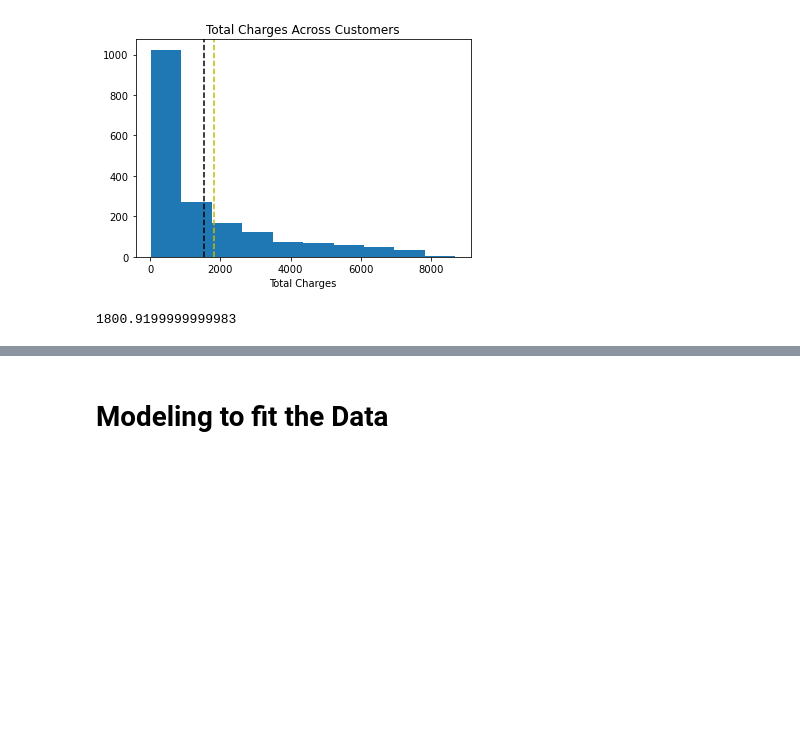
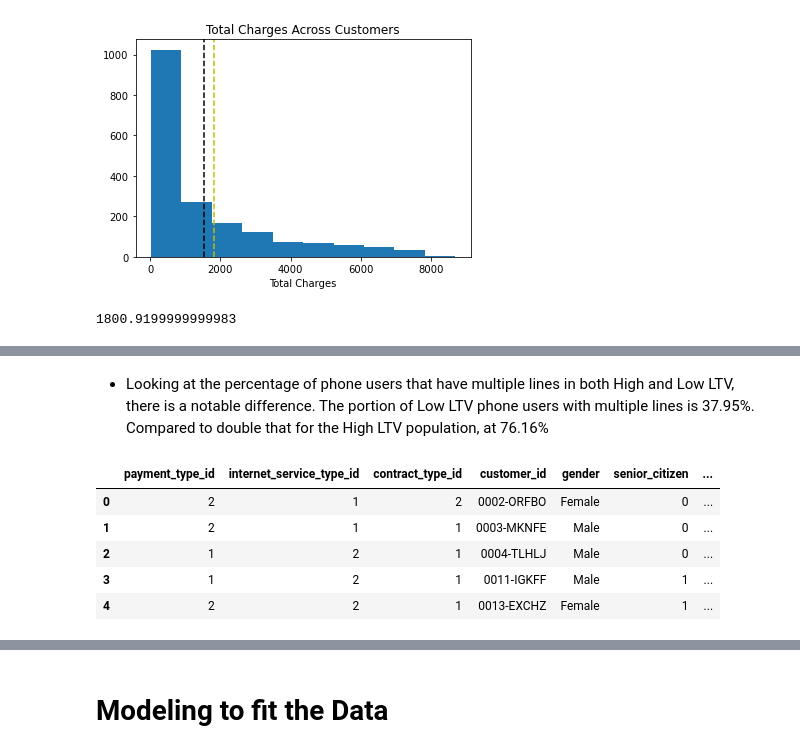
Before and after one commit to BraedenWright/classification-project, a Jupyter notebook: working_telco_report.ipynb, the cells around one changed output, grey strips where cells are left out. Cells and saved outputs as stored; diff of their text form; code cells hidden in the pictures; blank space fills up the shorter version.

```diff
--- a/working_telco_report.ipynb
+++ b/working_telco_report.ipynb
@@ -262,0 +383,12 @@ df.total_charges.quantile(0.8)
+# %% [markdown]
+- Looking at the percentage of phone users that have multiple lines in both High and Low LTV, there is a notable difference.  The portion of Low LTV phone users with multiple lines is 37.95%.  Compared to double that for the High LTV population, at 76.16%
+# %%
+# Now lets look at inter
+plt.figure(figsize = [10, 6])
+# %% [output]
+|  | payment_type_id | internet_service_type_id | contract_type_id | customer_id | gender | senior_citizen | ... |
+| 0 | 2 | 1 | 2 | 0002-ORFBO | Female | 0 | ... |
+| 1 | 2 | 1 | 1 | 0003-MKNFE | Male | 0 | ... |
+| 2 | 1 | 2 | 1 | 0004-TLHLJ | Male | 0 | ... |
+| 3 | 1 | 2 | 1 | 0011-IGKFF | Male | 1 | ... |
+| 4 | 2 | 2 | 1 | 0013-EXCHZ | Female | 1 | ... |
```
Also changed, not shown: parts of 18 cells of this notebook, 1 other file.
